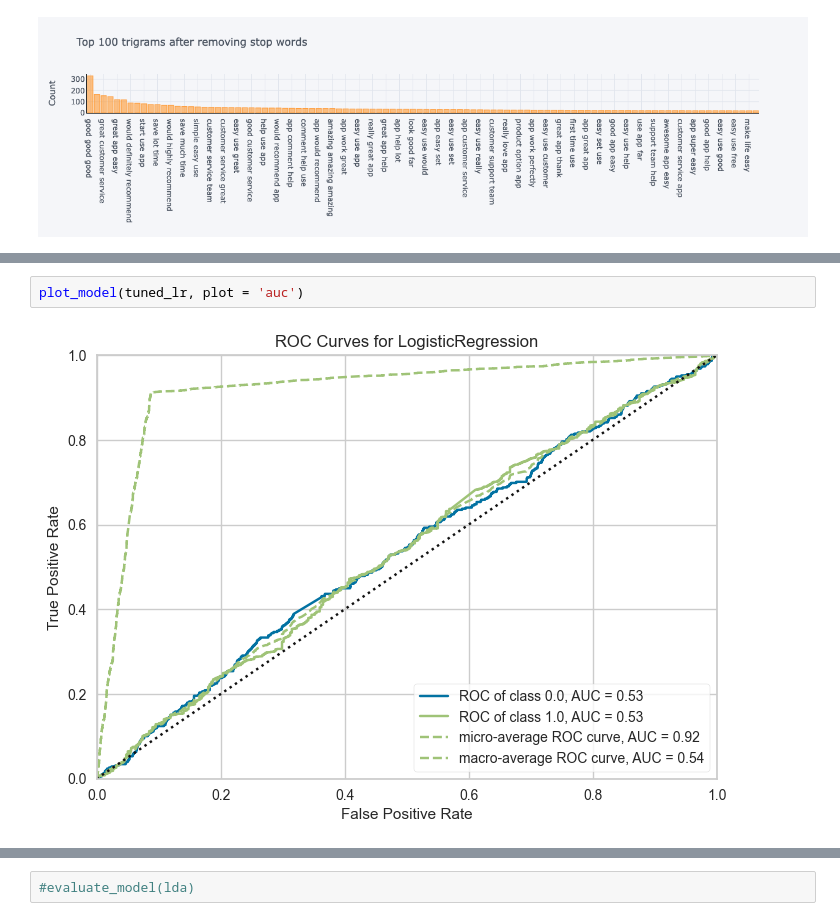
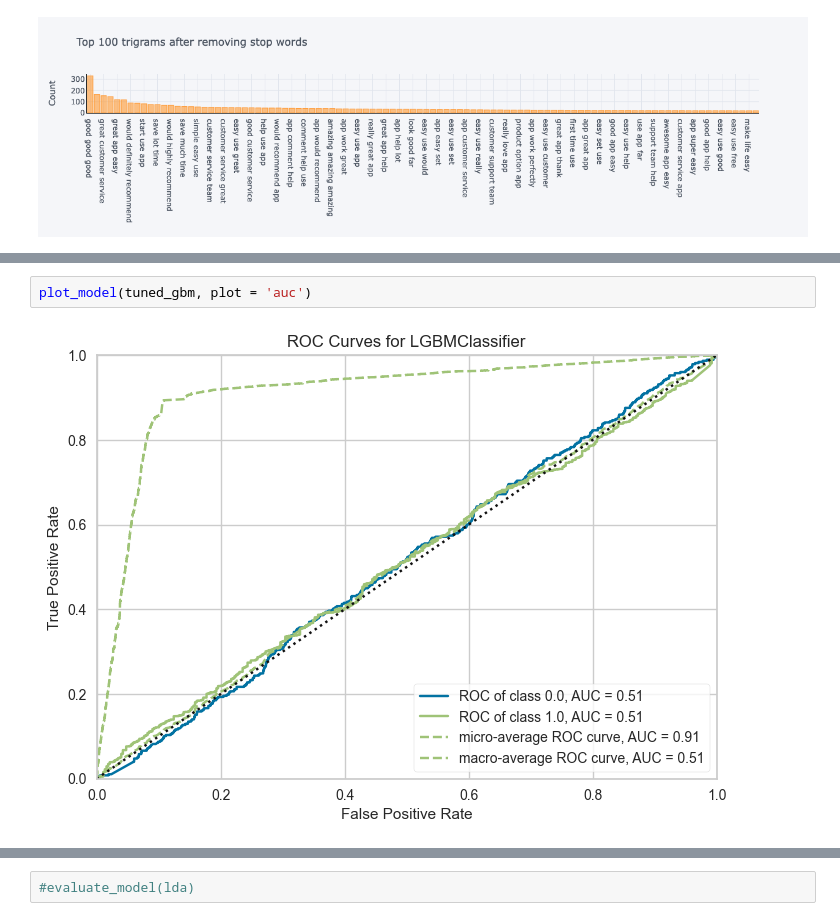
Before and after one commit to mt-smith/Springboard, a Jupyter notebook: Capstone_2/Shopify_Analysis_Capstone/notebooks/Project_Notebook.ipynb, the cells around one changed output, grey strips where cells are left out. Drawn from its saved outputs; the diff is of its cells as text.

```diff
--- a/Capstone_2/Shopify_Analysis_Capstone/notebooks/Project_Notebook.ipynb
+++ b/Capstone_2/Shopify_Analysis_Capstone/notebooks/Project_Notebook.ipynb
@@ -636,5 +757,5 @@ tuned_lr =tune_model(lr)
 # %%
-plot_model(tuned_lr, plot = 'auc')
+plot_model(tuned_gbm, plot = 'auc')
 # %% [output]
-[figure, old version]
+[figure, new version]
 # %%
```
Also changed, not shown: parts of 64 cells of this notebook.
